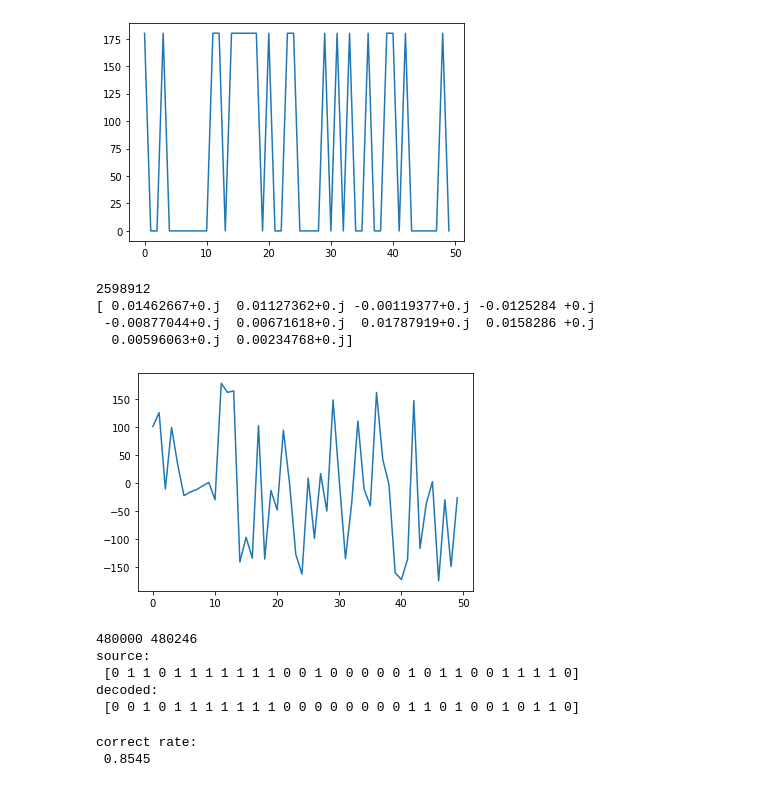
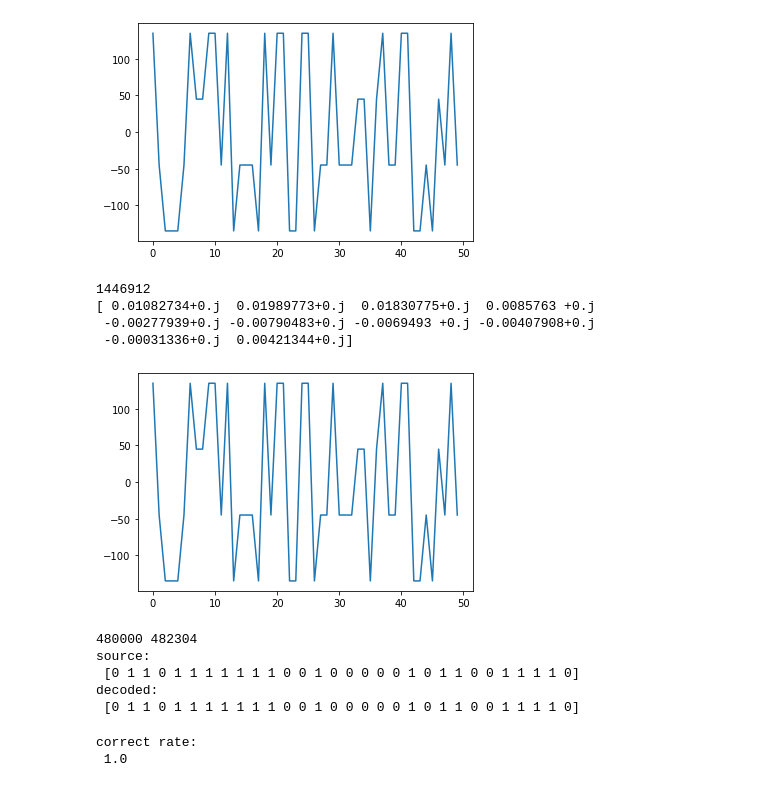
Before and after one commit to Jieying-Chen/IIA_Project_GF3_Group_1, a Jupyter notebook: OFDM_transmitter.ipynb, the cells around one changed output. Cells and saved outputs as stored; diff of their text form; code cells hidden in the pictures.

```diff
--- a/OFDM_transmitter.ipynb
+++ b/OFDM_transmitter.ipynb
@@ -13,11 +13,11 @@ silence_duration = 1
 chirp_duration = 1
 fs = 48000
 
-low_freq = 20
+low_freq = 1000
 high_freq = 10000
 double_chirp = False
 
-encode_method = 'bpsk'
+encode_method = 'qpsk'
 if encode_method == 'bpsk':
     bits_per_symbol = 1
 elif encode_method == 'qpsk':
@@ -43,45 +43,45 @@ plt.show()
 
 shifted = ofdm.subcarrier_shift_gaussian(symbols, DFT_LENGTH, fs, low_freq, high_freq, 0.01, bits_per_symbol, constellation=encode_method)
 # %% [output]
-[figure, old version]
+[figure, new version]
 # %%
 ofdm_data = ofdm.symbols_to_ofdm(shifted, DFT_LENGTH, CP_LENGTH)
 print(ofdm_data.size)
 print(ofdm_data[:10])
 audio.signal_to_wav(np.real(ofdm_data), fs, 'ofdm_tester', 'audio_files')
 # %% [output]
-2598912
-[ 0.01462667+0.j  0.01127362+0.j -0.00119377+0.j -0.0125284 +0.j
- -0.00877044+0.j  0.00671618+0.j  0.01787919+0.j  0.0158286 +0.j
-  0.00596063+0.j  0.00234768+0.j]
+1446912
+[ 0.01082734+0.j  0.01989773+0.j  0.01830775+0.j  0.0085763 +0.j
+ -0.00277939+0.j -0.00790483+0.j -0.0069493 +0.j -0.00407908+0.j
+ -0.00031336+0.j  0.00421344+0.j]
 # %%
 # Send through Octagon
 octagon = channels.octagon(os.path.join(cwd, "audio_files"), fs)
 impulse_channel = np.array([1])
-channel = octagon
+channel = octagon[:CP_LENGTH - 100]
 
 received = channels.channel_output(channel, np.real(ofdm_data))
 fft = ofdm.ofdm_to_fourier(received[:ofdm_data.size], DFT_LENGTH, CP_LENGTH)
 discarded = ofdm.subcarrier_extract(fft, DFT_LENGTH, fs, low_freq, high_freq)
 deconvolved = ofdm.deconvolve(discarded, channel, DFT_LENGTH, fs, low_freq, high_freq)
 if encode_method == 'qpsk':
     decoded = decode.qpsk_decode(deconvolved)
 elif encode_method == 'bpsk':
     decoded = decode.bpsk_decode(deconvolved)
 print(encoded.size, decoded.size)
 print("source:\n", encoded[:30])
 print("decoded:\n", decoded[:30])
 # %% [output]
-[figure, old version]
+[figure, new version]
-480000 480246
+480000 482304
 source:
  [0 1 1 0 1 1 1 1 1 1 1 0 0 1 0 0 0 0 0 1 0 1 1 0 0 1 1 1 1 0]
 decoded:
- [0 0 1 0 1 1 1 1 1 1 1 0 0 0 0 0 0 0 0 1 1 0 1 0 0 1 0 1 1 0]
+ [0 1 1 0 1 1 1 1 1 1 1 0 0 1 0 0 0 0 0 1 0 1 1 0 0 1 1 1 1 0]
 # %%
 equality = encoded == decoded[:encoded.size]
 equality = equality[:]
 print("correct rate:\n", np.sum(equality.astype(int))/equality.size)
 # %% [output]
 correct rate:
- 0.8545
+ 1.0
```
Also changed, not shown: 1 other file.
